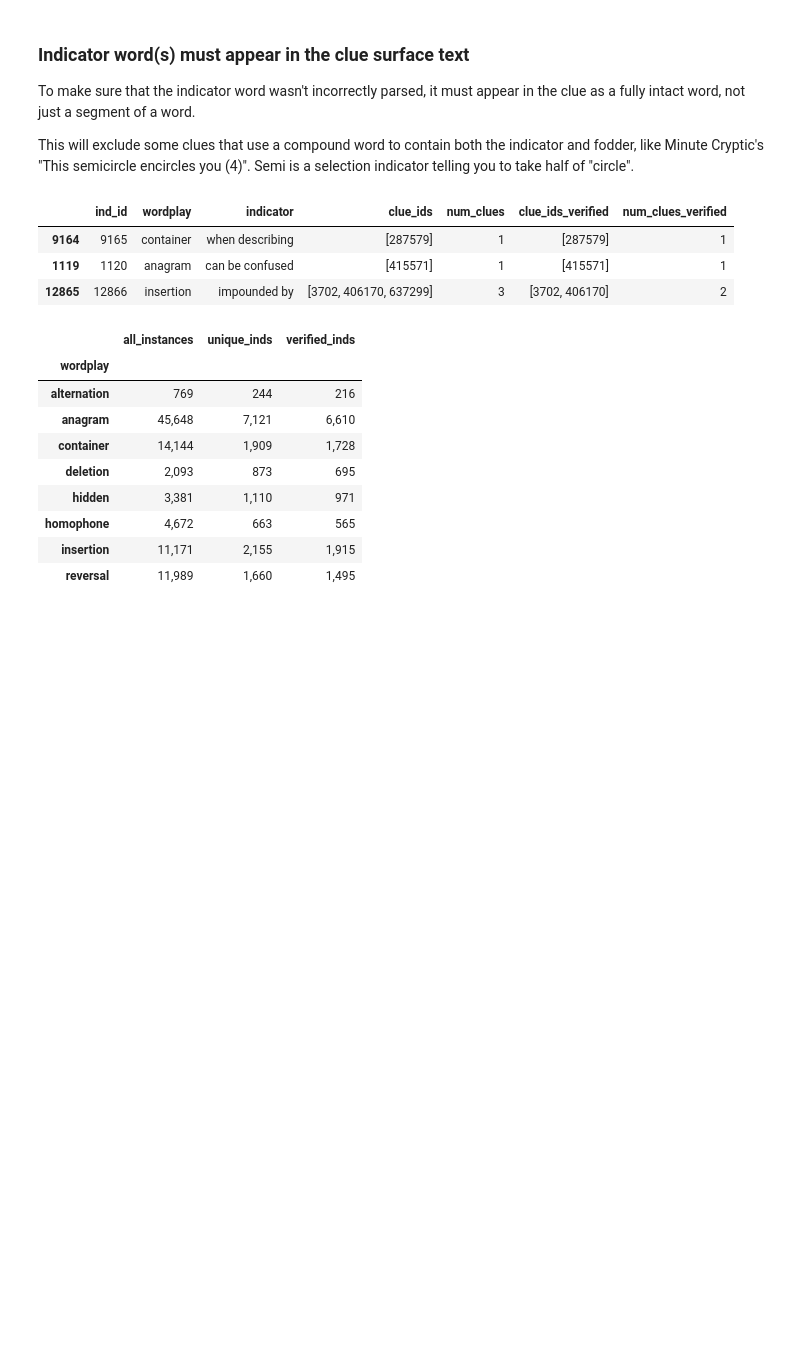
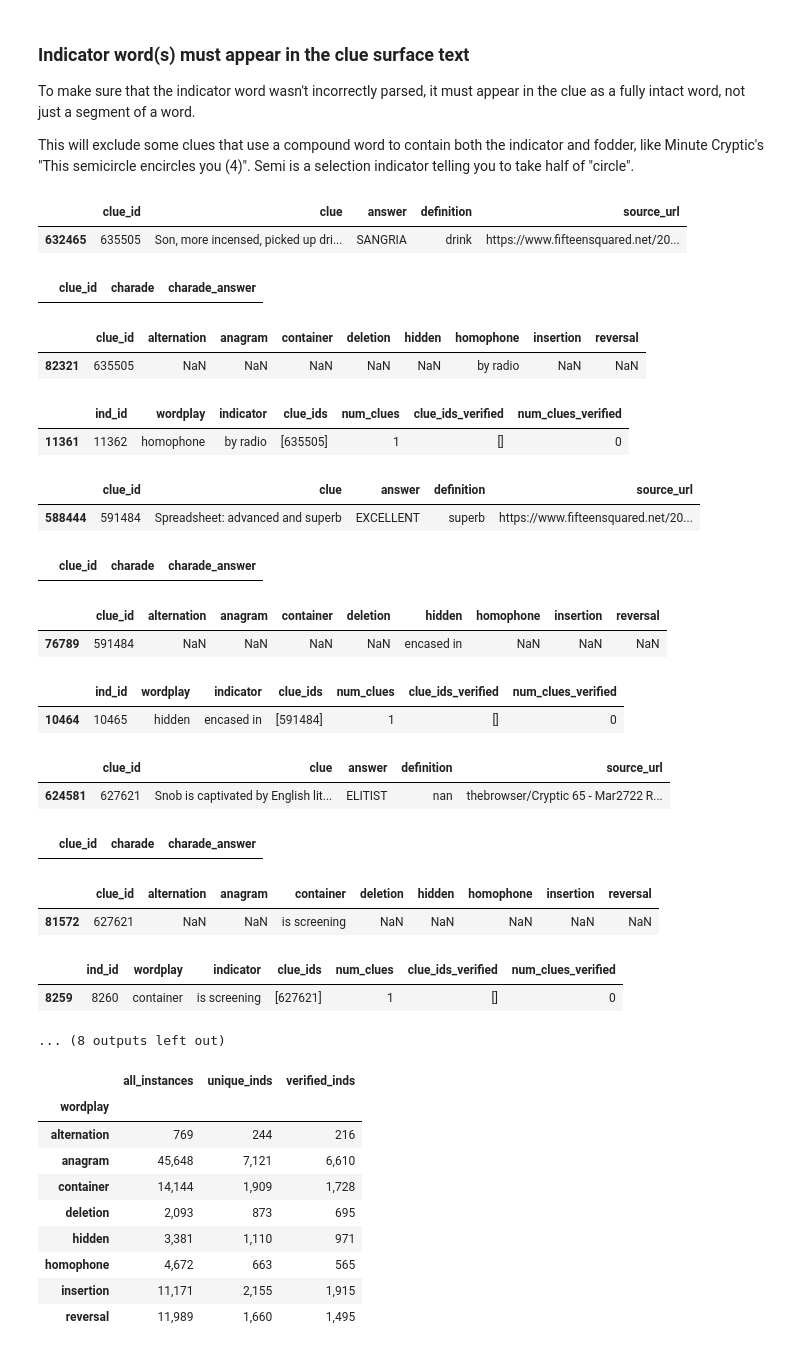
Before and after one commit to vwintumich/ccc-project, a Jupyter notebook: indicator_clustering/notebooks/01_data_cleaning.ipynb, the cells around one changed output. Cells and saved outputs as stored; diff of their text form; code cells hidden in the pictures; blank space fills up the shorter version.

```diff
--- a/indicator_clustering/notebooks/01_data_cleaning.ipynb
+++ b/indicator_clustering/notebooks/01_data_cleaning.ipynb
@@ -416,19 +416,37 @@ df_indicators["clue_ids_verified"] = df_indicators.apply(
 df_indicators['num_clues_verified'] = df_indicators['clue_ids_verified'].apply(len)
 # %%
 # Uncomment to inspect the indicators table
-df_indicators.sample(3)
+# df_indicators.sample(3)
-# %% [output]
-|  | ind_id | wordplay | indicator | clue_ids | num_clues | clue_ids_verified | num_clues_verified |
-| 9164 | 9165 | container | when describing | [287579] | 1 | [287579] | 1 |
-| 1119 | 1120 | anagram | can be confused | [415571] | 1 | [415571] | 1 |
-| 12865 | 12866 | insertion | impounded by | [3702, 406170, 637299] | 3 | [3702, 406170] | 2 |
 # %%
 # Inspect some clues where the indicators were invalid
-#clue_info(635505) # indicator not in clue or on webpage
-#clue_info(591484) # indicator not in clue or on webpage
-#clue_info(627621) # indicator not in clue, defn NaN
-#clue_info(422350) # indicator is a partial word in clue bc blogger error
-#clue_info(76808) # misparsed 'hidden' formatting, the identified indicator is actually fodder
+clue_info(635505) # indicator not in clue or on webpage
+clue_info(591484) # indicator not in clue or on webpage
+clue_info(627621) # indicator not in clue, defn NaN
+clue_info(422350) # indicator is a partial word in clue bc blogger error
+clue_info(76808) # misparsed 'hidden' formatting, the identified indicator is actually fodder
+# %% [output]
+|  | clue_id | clue | answer | definition | source_url |
+| 632465 | 635505 | Son, more incensed, picked up dri... | SANGRIA | drink | https://www.fifteensquared.net/20... |
+|  | clue_id | charade | charade_answer |
+|  | clue_id | alternation | anagram | container | deletion | hidden | homophone | insertion | reversal |
+| 82321 | 635505 | NaN | NaN | NaN | NaN | NaN | by radio | NaN | NaN |
+|  | ind_id | wordplay | indicator | clue_ids | num_clues | clue_ids_verified | num_clues_verified |
+| 11361 | 11362 | homophone | by radio | [635505] | 1 | [] | 0 |
+|  | clue_id | clue | answer | definition | source_url |
+| 588444 | 591484 | Spreadsheet: advanced and superb | EXCELLENT | superb | https://www.fifteensquared.net/20... |
+|  | clue_id | charade | charade_answer |
+|  | clue_id | alternation | anagram | container | deletion | hidden | homophone | insertion | reversal |
+| 76789 | 591484 | NaN | NaN | NaN | NaN | encased in | NaN | NaN | NaN |
+|  | ind_id | wordplay | indicator | clue_ids | num_clues | clue_ids_verified | num_clues_verified |
+| 10464 | 10465 | hidden | encased in | [591484] | 1 | [] | 0 |
+|  | clue_id | clue | answer | definition | source_url |
+| 624581 | 627621 | Snob is captivated by English lit... | ELITIST | nan | thebrowser/Cryptic 65 - Mar2722 R... |
+|  | clue_id | charade | charade_answer |
+|  | clue_id | alternation | anagram | container | deletion | hidden | homophone | insertion | reversal |
+| 81572 | 627621 | NaN | NaN | is screening | NaN | NaN | NaN | NaN | NaN |
+|  | ind_id | wordplay | indicator | clue_ids | num_clues | clue_ids_verified | num_clues_verified |
+| 8259 | 8260 | container | is screening | [627621] | 1 | [] | 0 |
+... (8 outputs left out)
 # %%
 # Keep track of how many indicators are left if we keep only ones with
 # at least one verified clue_id
```
Also changed, not shown: parts of 19 cells of this notebook, 1 other file.
